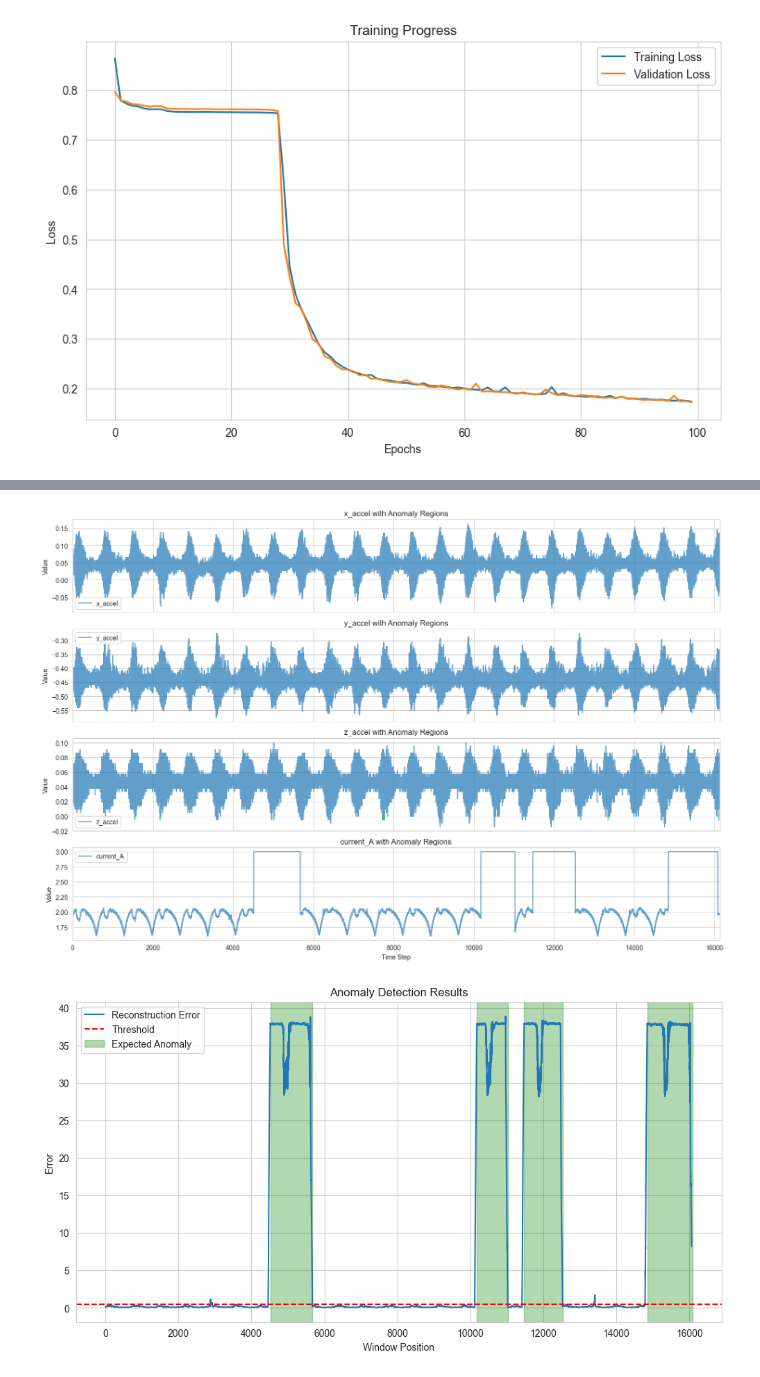
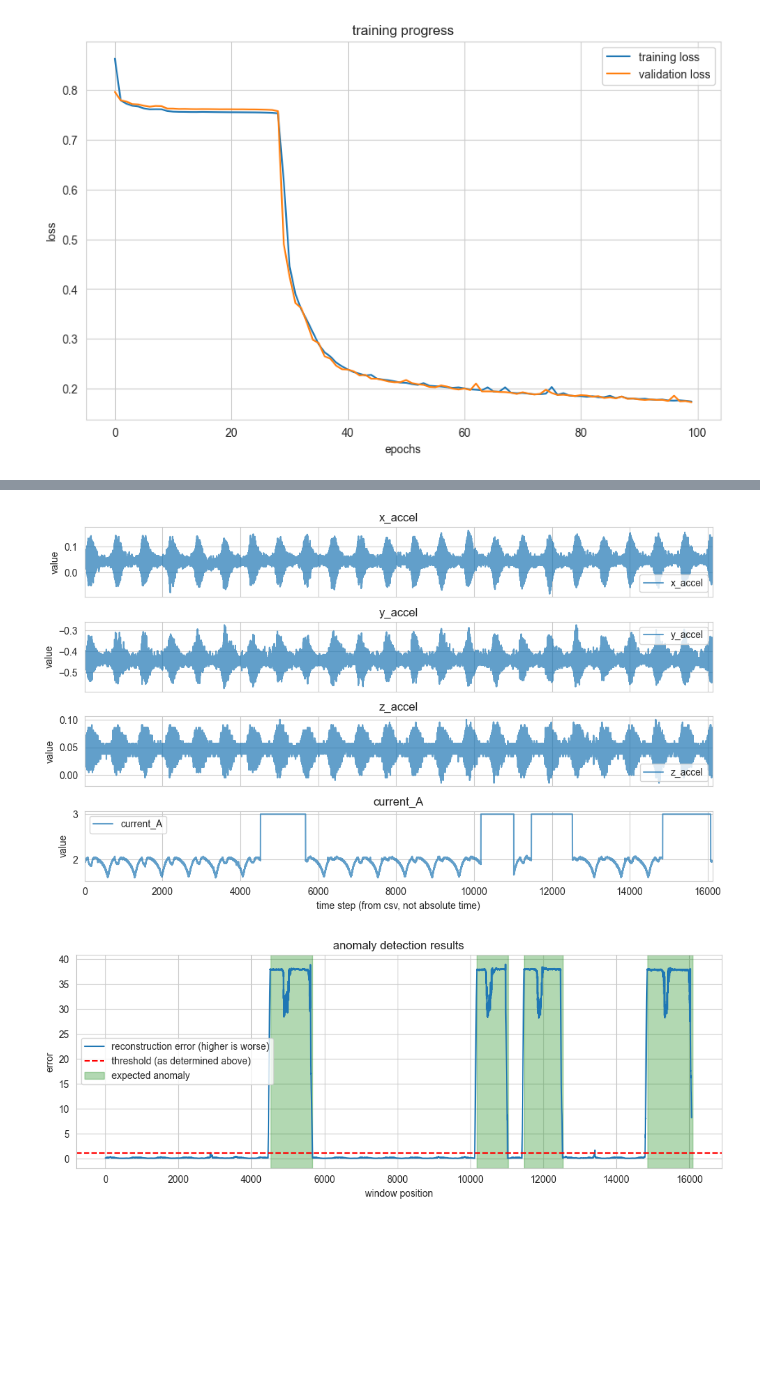
Before and after one commit to conjeevaram/Anomaly-Detection-Auto-Encoder, a Jupyter notebook: detector.ipynb, the cells around one changed output, grey strips where cells are left out. Drawn from its saved outputs; the diff is of its cells as text; code cells hidden in the pictures; blank space fills up the shorter version.

```diff
--- a/detector.ipynb
+++ b/detector.ipynb
@@ -53,16 +55,15 @@ plt.show()
 # %%
+# creating overlapping sequences of data
 def create_sequences(data, window_size):
-    """Create overlapping sequences with sliding window"""
     sequences = []
     for i in range(len(data) - window_size):
         sequences.append(data[i:i+window_size])
     return np.array(sequences)
 
-# Create sequences and split
 sequences = create_sequences(scaled_data, WINDOW_SIZE)
 X_train, X_val = train_test_split(sequences, test_size=0.2, random_state=42)
 
-# Convert to PyTorch tensors
+# tensor conversion
 train_data = torch.FloatTensor(X_train)
 val_data = torch.FloatTensor(X_val)
 
@@ -200,6 +203,8 @@ plt.show()
 # %% [output]
 [figure]
 # %%
+# finding a threshold for anomaly detection
+
 model.eval()
 reconstruction_errors = []
 
@@ -210,16 +215,6 @@ with torch.no_grad():
         error = torch.mean((outputs - inputs)**2, dim=(1,2)).cpu().numpy()
         reconstruction_errors.extend(error)
 
-threshold = np.percentile(reconstruction_errors, 99)
+threshold = np.percentile(reconstruction_errors, 99.99) # if the error is in the top 0.01% of the distribution, consider it an anomaly
 print(f"Anomaly Threshold: {threshold:.4f}")
-
-# Plot error distribution
-plt.figure(figsize=(10, 6))
-plt.hist(reconstruction_errors, bins=50, alpha=0.7)
-plt.axvline(threshold, color='r', linestyle='--', label='Threshold')
-plt.title('Reconstruction Error Distribution')
-plt.xlabel('Error')
-plt.ylabel('Frequency')
-plt.legend()
-plt.show()
 # %% [output]
@@ -251,46 +260,41 @@ def detect_anomalies(file_path, model, scaler, threshold):
 # %%
 test_file = "sineanom.csv"
 raw_data, errors, anomalies = detect_anomalies(test_file, model, scaler, threshold)
 
-# Plot sensor readings with shared x-axis
-fig, axes = plt.subplots(nrows=4, ncols=1, figsize=(15, 10), sharex=True)
+# plot sensor readings (original data)
+fig, axes = plt.subplots(nrows=4, ncols=1, figsize=(10, 6), sharex=True)
 for i, (ax, col) in enumerate(zip(axes, raw_data.columns)):
     ax.plot(raw_data[col], alpha=0.7, label=col)
 
-    # Mark anomaly regions based on your sliding window approach:
-    anomaly_indices = np.where(anomalies)[0] * WINDOW_SIZE
-    for idx in anomaly_indices:
-        ax.axvspan(idx, idx+WINDOW_SIZE, color='red', alpha=0.3)
-
-    ax.set_title(f'{col} with Anomaly Regions')
-    ax.set_ylabel('Value')
+    ax.set_title(f'{col}')
+    ax.set_ylabel('value')
     ax.legend()
 
-axes[-1].set_xlabel('Time Step')
+axes[-1].set_xlabel('time step (from csv, not absolute time)')
 axes[-1].set_xlim(0, len(raw_data))
 plt.tight_layout()
 plt.show()
 
-# Plot error progression with additional green highlighted regions
-plt.figure(figsize=(12, 6))
-plt.plot(errors, label='Reconstruction Error')
-plt.axhline(threshold, color='r', linestyle='--', label='Threshold')
+# plotting error progression
+plt.figure(figsize=(12, 4))
+plt.plot(errors, label='reconstruction error (higher is worse)')
+plt.axhline(threshold, color='r', linestyle='--', label='threshold (as determined above)')
 
-# Expected anomaly regions highlighted in green
-expected_regions = [(4519, 5675), (10180, 11024), (11475, 12528), (14847, 16079)]
+# expected anomaly regions highlighted in green
+expected_regions = [(4519, 5675), (10180, 11024), (11475, 12528), (14847, 16079)] # manually annotated
 for start, end in expected_regions:
-    plt.axvspan(start, end, color='green', alpha=0.3, label='Expected Anomaly')
+    plt.axvspan(start, end, color='green', alpha=0.3, label='expected anomaly')
 
-# Avoid duplicate labels in the legend
+# avoid duplicate labels in the legend
 handles, labels = plt.gca().get_legend_handles_labels()
 unique = dict(zip(labels, handles))
 plt.legend(unique.values(), unique.keys())
 
-plt.title('Anomaly Detection Results')
-plt.xlabel('Window Position')
-plt.ylabel('Error')
+plt.title('anomaly detection results')
+plt.xlabel('window position')
+plt.ylabel('error')
 plt.show()
 # %% [output]
-[figure, old version]
+[figure, new version]
-[figure, old version]
+[figure, new version]
 # %%
```
Also changed, not shown: parts of 8 cells of this notebook, 1 other file.
